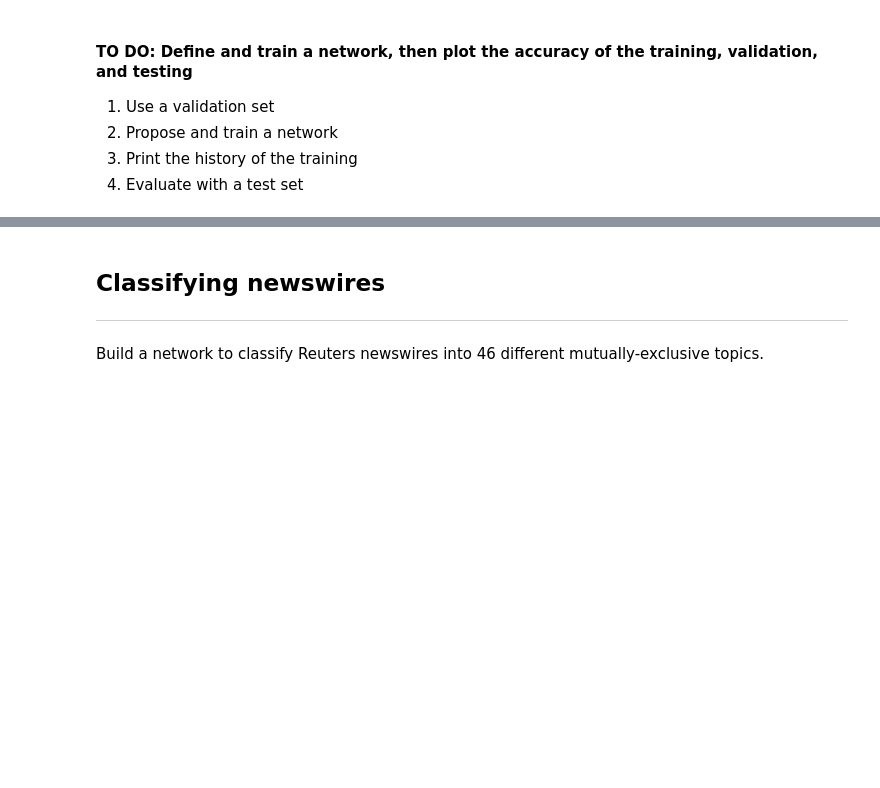
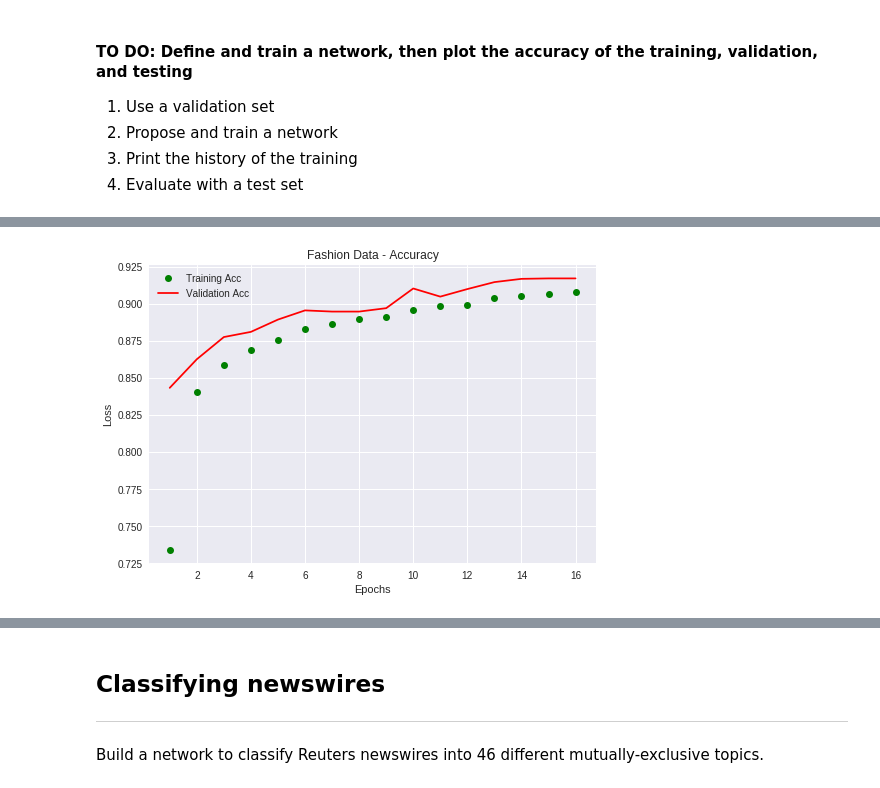
Before and after one commit to DeepLearningVision-2019/a4-keras-classification-pepebm, a Jupyter notebook: Keras_assignment.ipynb, the cells around one changed output, grey strips where cells are left out. Drawn from its saved outputs; the diff is of its cells as text; code cells hidden in the pictures; blank space fills up the shorter version.

```diff
--- a/Keras_assignment.ipynb
+++ b/Keras_assignment.ipynb
@@ -178,0 +175,15 @@ Fashion score: 89.36%
+# %%
+fashion_acc     = fashion_history['acc']
+fashion_val_acc = fashion_history['val_acc']
+
+plt.plot(fashion_epochs, fashion_acc, 'go', label='Training Acc')
+plt.plot(fashion_epochs, fashion_val_acc, 'r', label='Validation Acc')
+
+plt.title('Fashion Data - Accuracy')
+plt.xlabel('Epochs')
+plt.ylabel('Loss')
+plt.legend()
+
+plt.show()
+# %% [output]
+[figure, added]
```
Also changed, not shown: parts of 25 cells of this notebook.
